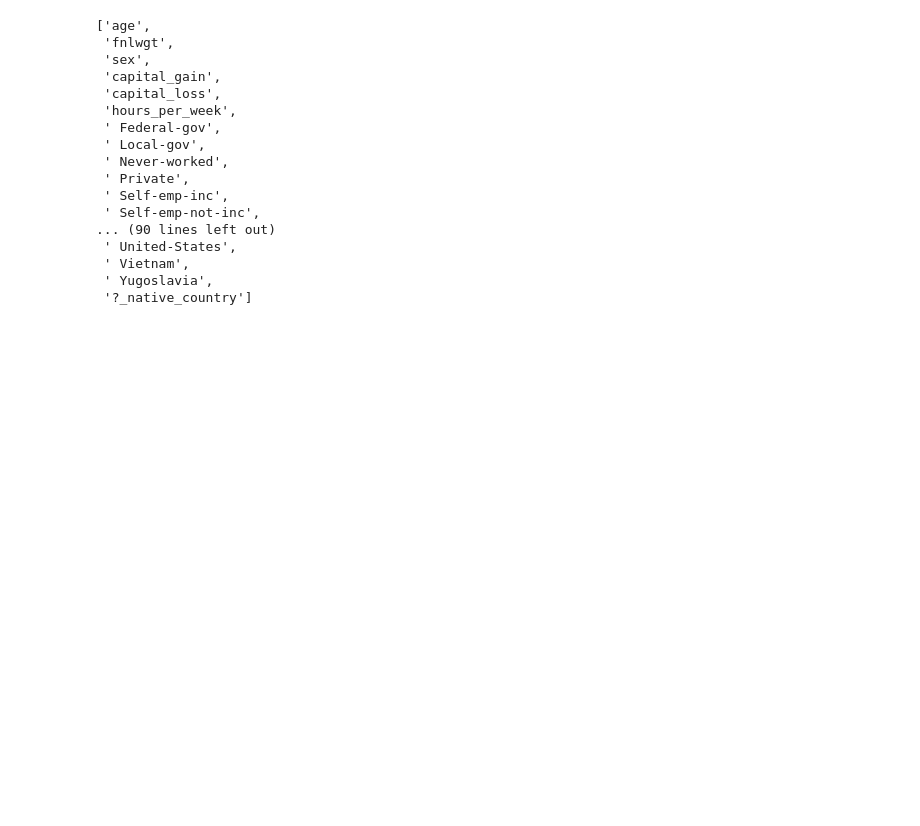
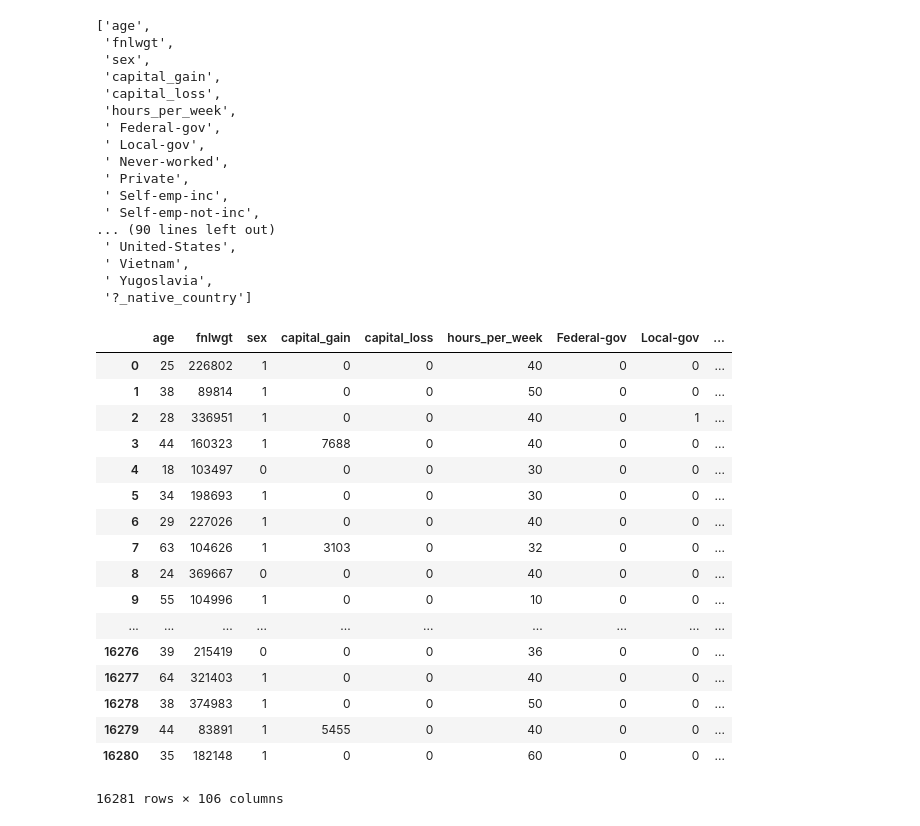
Before and after one commit to z76316/Machine_Learning_NTU, a Jupyter notebook: 2_predict_income_by_logistic_regression_and_generative_model/p1_logistic.ipynb, the cells around one changed output. Cells and saved outputs as stored; diff of their text form; code cells hidden in the pictures; blank space fills up the shorter version.

```diff
--- a/2_predict_income_by_logistic_regression_and_generative_model/p1_logistic.ipynb
+++ b/2_predict_income_by_logistic_regression_and_generative_model/p1_logistic.ipynb
@@ -83,3 +83,26 @@ list(df_X_train.columns)
  ' Vietnam',
  ' Yugoslavia',
  '?_native_country']
+# %%
+path_X_test = path_list[4]
+df_X_test = pd.read_csv(path_X_test)
+df_X_test
+# %% [output]
+|  | age | fnlwgt | sex | capital_gain | capital_loss | hours_per_week | Federal-gov | Local-gov | ... |
+| 0 | 25 | 226802 | 1 | 0 | 0 | 40 | 0 | 0 | ... |
+| 1 | 38 | 89814 | 1 | 0 | 0 | 50 | 0 | 0 | ... |
+| 2 | 28 | 336951 | 1 | 0 | 0 | 40 | 0 | 1 | ... |
+| 3 | 44 | 160323 | 1 | 7688 | 0 | 40 | 0 | 0 | ... |
+| 4 | 18 | 103497 | 0 | 0 | 0 | 30 | 0 | 0 | ... |
+| 5 | 34 | 198693 | 1 | 0 | 0 | 30 | 0 | 0 | ... |
+| 6 | 29 | 227026 | 1 | 0 | 0 | 40 | 0 | 0 | ... |
+| 7 | 63 | 104626 | 1 | 3103 | 0 | 32 | 0 | 0 | ... |
+| 8 | 24 | 369667 | 0 | 0 | 0 | 40 | 0 | 0 | ... |
+| 9 | 55 | 104996 | 1 | 0 | 0 | 10 | 0 | 0 | ... |
+| ... | ... | ... | ... | ... | ... | ... | ... | ... | ... |
+| 16276 | 39 | 215419 | 0 | 0 | 0 | 36 | 0 | 0 | ... |
+| 16277 | 64 | 321403 | 1 | 0 | 0 | 40 | 0 | 0 | ... |
+| 16278 | 38 | 374983 | 1 | 0 | 0 | 50 | 0 | 0 | ... |
+| 16279 | 44 | 83891 | 1 | 5455 | 0 | 40 | 0 | 0 | ... |
+| 16280 | 35 | 182148 | 1 | 0 | 0 | 60 | 0 | 0 | ... |
+16281 rows × 106 columns
```
Also changed, not shown: parts of 3 cells of this notebook.
